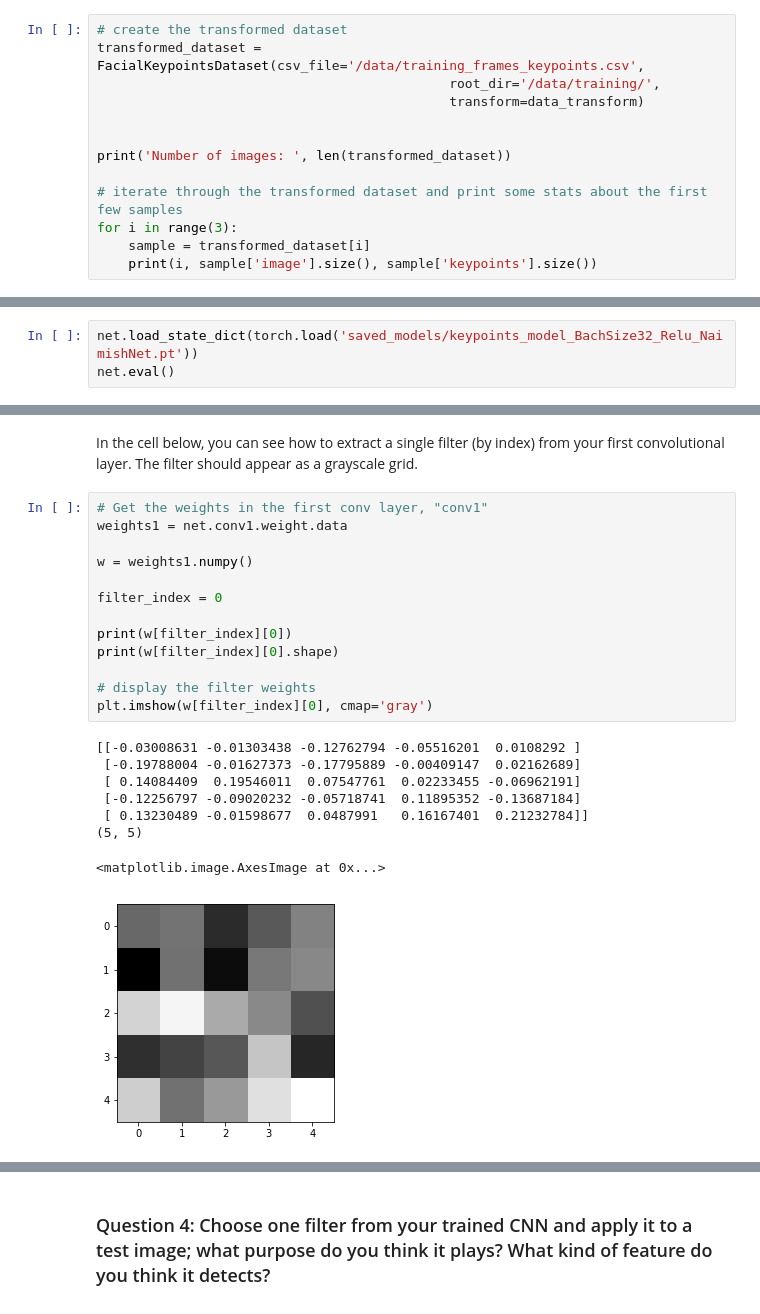
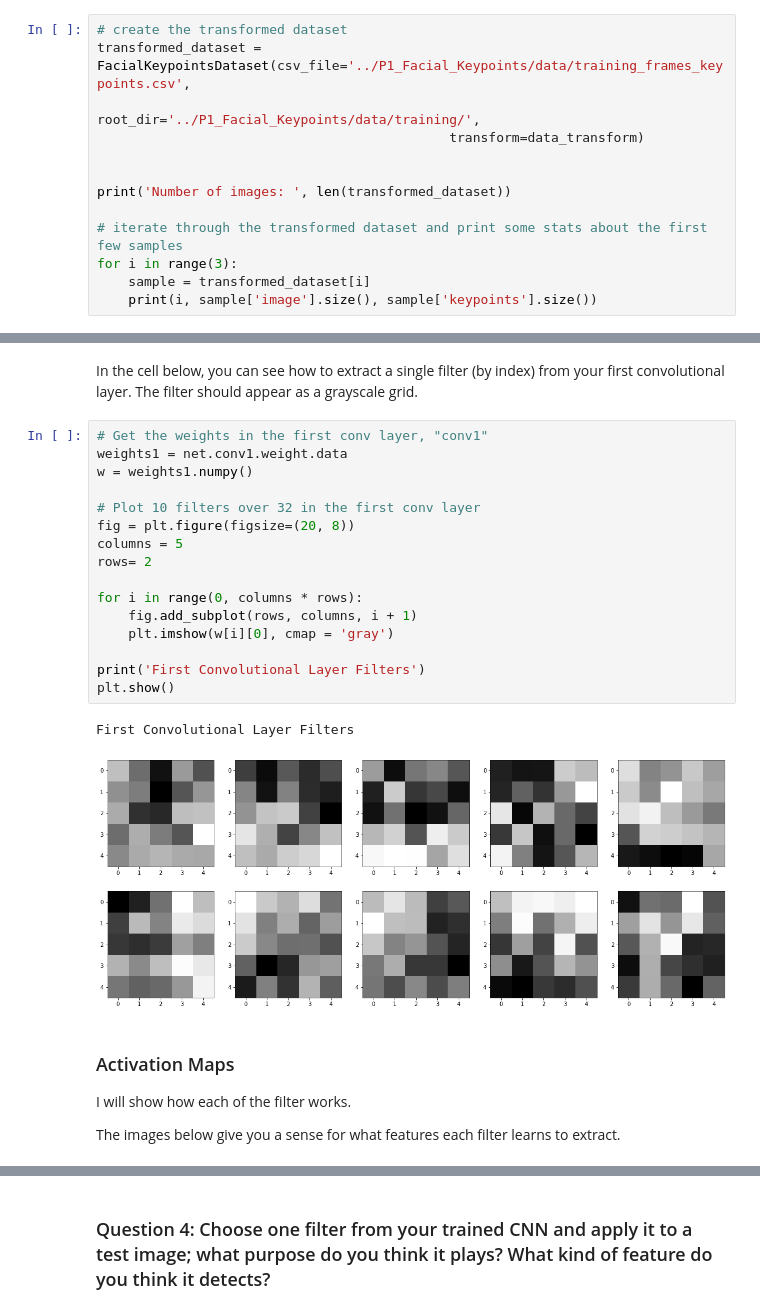
Before and after one commit to adjanni/Facial_Keypoints_Detection_w_CNN--Pytorch, a Jupyter notebook: 2. Define the Network Architecture.ipynb, the cells around one changed output, grey strips where cells are left out. Drawn from its saved outputs; the diff is of its cells as text.

```diff
--- a/2. Define the Network Architecture.ipynb
+++ b/2. Define the Network Architecture.ipynb
@@ -178,8 +169,8 @@ data_transform = transforms.Compose([Rescale(256),
 assert(data_transform is not None), 'Define a data_transform'
 # %%
 # create the transformed dataset
-transformed_dataset = FacialKeypointsDataset(csv_file='/data/training_frames_keypoints.csv',
-                                             root_dir='/data/training/',
+transformed_dataset = FacialKeypointsDataset(csv_file='../P1_Facial_Keypoints/data/training_frames_keypoints.csv',
+                                             root_dir='../P1_Facial_Keypoints/data/training/',
                                              transform=data_transform)
 
 
@@ -454,3 +461,0 @@ KeyboardInterrupt:
-# %%
-net.load_state_dict(torch.load('saved_models/keypoints_model_BachSize32_Relu_NaimishNet.pt'))
-net.eval()
@@ -547,22 +682,25 @@ In the cell below, you can see how to extract a single filter (by index) from yo
 # %%
 # Get the weights in the first conv layer, "conv1"
 weights1 = net.conv1.weight.data
-
 w = weights1.numpy()
 
-filter_index = 0
+# Plot 10 filters over 32 in the first conv layer
+fig = plt.figure(figsize=(20, 8))
+columns = 5
+rows= 2
 
-print(w[filter_index][0])
-print(w[filter_index][0].shape)
+for i in range(0, columns * rows):
+    fig.add_subplot(rows, columns, i + 1)
+    plt.imshow(w[i][0], cmap = 'gray')
 
-# display the filter weights
-plt.imshow(w[filter_index][0], cmap='gray')
+print('First Convolutional Layer Filters')
+plt.show()
 # %% [output]
-[[-0.03008631 -0.01303438 -0.12762794 -0.05516201  0.0108292 ]
- [-0.19788004 -0.01627373 -0.17795889 -0.00409147  0.02162689]
- [ 0.14084409  0.19546011  0.07547761  0.02233455 -0.06962191]
- [-0.12256797 -0.09020232 -0.05718741  0.11895352 -0.13687184]
- [ 0.13230489 -0.01598677  0.0487991   0.16167401  0.21232784]]
-(5, 5)
+First Convolutional Layer Filters
-<matplotlib.image.AxesImage at 0x...>
-[figure, old version]
+[figure, new version]
+# %% [markdown]
+### Activation Maps
+
+I will show how each of the filter works.
+
+The images below give you a sense for what features each filter learns to extract.
```
Also changed, not shown: parts of 24 cells of this notebook, 4 other files.
